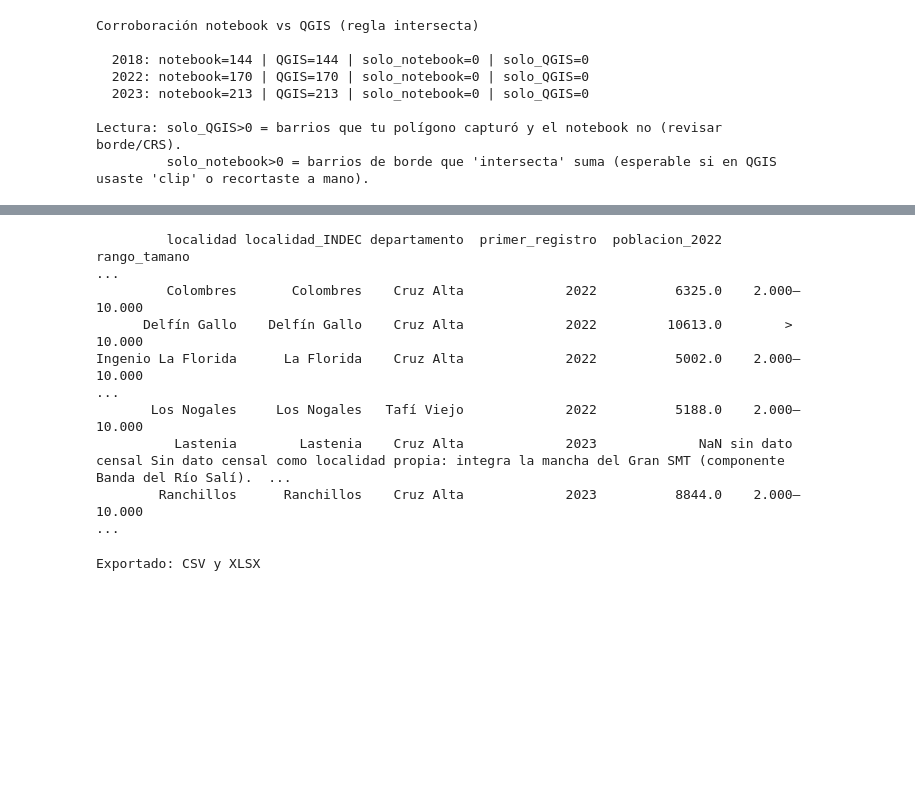
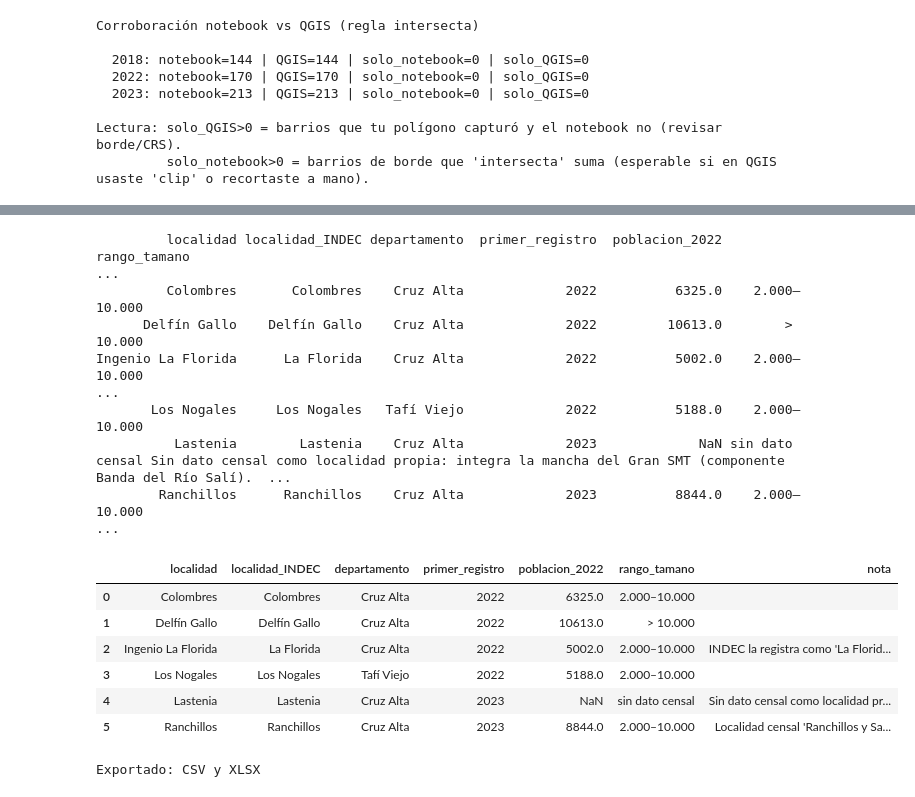
Before and after one commit to Camilamop/RENABAP, a Jupyter notebook: renabap.ipynb, the cells around one changed output, grey strips where cells are left out. Drawn from its saved outputs; the diff is of its cells as text; code cells hidden in the pictures; blank space fills up the shorter version.

```diff
--- a/renabap.ipynb
+++ b/renabap.ipynb
@@ -498,33 +589,44 @@ def rango(p):
 nuevas["localidad_INDEC"] = nuevas["localidad"].map(indec_nombre)
 nuevas["poblacion_2022"]  = nuevas["localidad"].map(poblacion_2022)
 nuevas["rango_tamano"]    = nuevas["poblacion_2022"].map(rango)
 
 # 3) Notas (criterio: localidad = asentamiento censal / mancha urbana)
 notas = {
     "Lastenia": ("Sin dato censal como localidad propia: integra la mancha del Gran SMT "
                  "(componente Banda del Río Salí). RENABAP la registra como localidad; "
                  "por hipótesis, dentro del rango 2.000–10.000 (ampliación del universo)."),
     "Ingenio La Florida": "INDEC la registra como 'La Florida' (incluye el Ingenio).",
     "Ranchillos": "Localidad censal 'Ranchillos y San Miguel'.",
 }
 nuevas["nota"] = nuevas["localidad"].map(notas).fillna("")
 
 # 4) Tabla final
 cols = ["localidad", "localidad_INDEC", "departamento",
         "primer_registro", "poblacion_2022", "rango_tamano", "nota"]
 tabla = (nuevas[cols]
          .sort_values(["primer_registro", "localidad"])
          .reset_index(drop=True))
 
 print(tabla.to_string(index=False))
+
+from google.colab import data_table
+
+data_table.DataTable(tabla, include_index=False)
 # %% [output]
          localidad localidad_INDEC departamento  primer_registro  poblacion_2022    rango_tamano                                                                                                         ...
          Colombres       Colombres    Cruz Alta             2022          6325.0    2.000–10.000
       Delfín Gallo    Delfín Gallo    Cruz Alta             2022         10613.0        > 10.000
 Ingenio La Florida      La Florida    Cruz Alta             2022          5002.0    2.000–10.000                                                                                                         ...
        Los Nogales     Los Nogales   Tafí Viejo             2022          5188.0    2.000–10.000
           Lastenia        Lastenia    Cruz Alta             2023             NaN sin dato censal Sin dato censal como localidad propia: integra la mancha del Gran SMT (componente Banda del Río Salí).  ...
         Ranchillos      Ranchillos    Cruz Alta             2023          8844.0    2.000–10.000                                                                                                         ...
+|  | localidad | localidad_INDEC | departamento | primer_registro | poblacion_2022 | rango_tamano | nota |
+| 0 | Colombres | Colombres | Cruz Alta | 2022 | 6325.0 | 2.000–10.000 |  |
+| 1 | Delfín Gallo | Delfín Gallo | Cruz Alta | 2022 | 10613.0 | > 10.000 |  |
+| 2 | Ingenio La Florida | La Florida | Cruz Alta | 2022 | 5002.0 | 2.000–10.000 | INDEC la registra como 'La Florid... |
+| 3 | Los Nogales | Los Nogales | Tafí Viejo | 2022 | 5188.0 | 2.000–10.000 |  |
+| 4 | Lastenia | Lastenia | Cruz Alta | 2023 | NaN | sin dato censal | Sin dato censal como localidad pr... |
+| 5 | Ranchillos | Ranchillos | Cruz Alta | 2023 | 8844.0 | 2.000–10.000 | Localidad censal 'Ranchillos y Sa... |
 # %%
 # CELDA 12
 tabla.to_csv("localidades_nuevas_poblacion_indec2022.csv", index=False, encoding="utf-8-sig")
```
Also changed, not shown: parts of 11 cells of this notebook.
